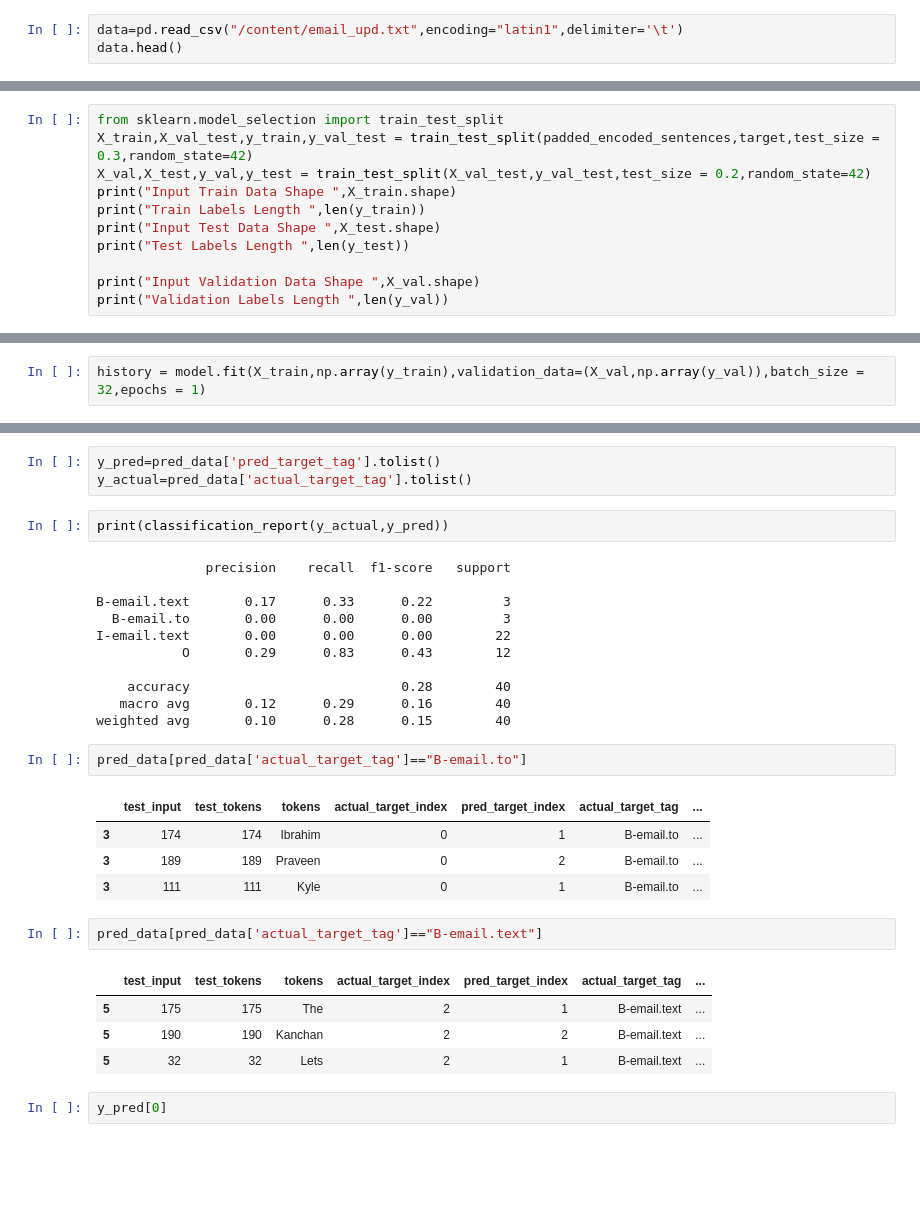
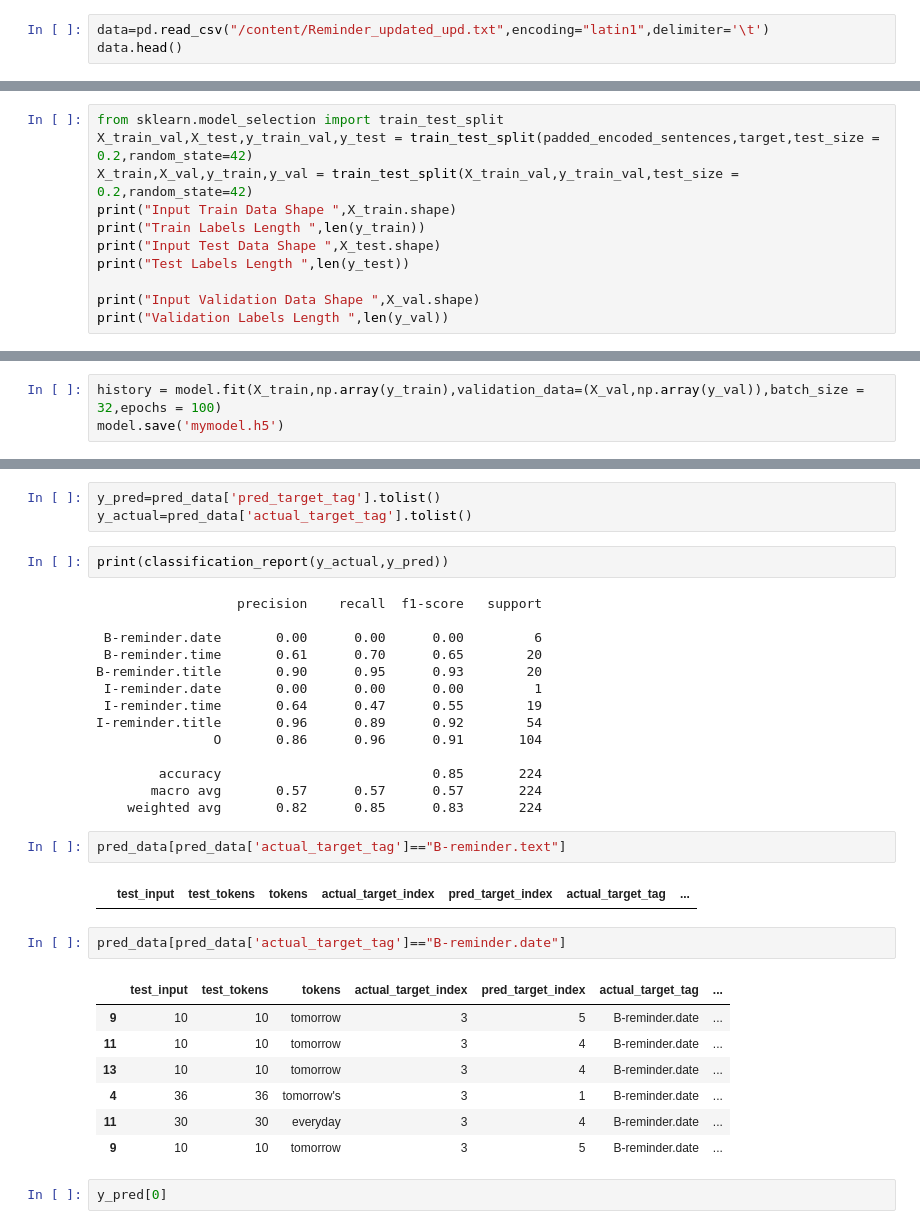
Before and after one commit to bvprasan/GLDN, a Jupyter notebook: OpenTitle.ipynb, the cells around one changed output, grey strips where cells are left out. Drawn from its saved outputs; the diff is of its cells as text; blank space fills up the shorter version.

```diff
--- a/OpenTitle.ipynb
+++ b/OpenTitle.ipynb
@@ -9,7 +9,7 @@ from sklearn.model_selection import train_test_split
 
 import tensorflow as tf
 # %%
-data=pd.read_csv("/content/email_upd.txt",encoding="latin1",delimiter='\t')
+data=pd.read_csv("/content/Reminder_updated_upd.txt",encoding="latin1",delimiter='\t')
 data.head()
 # %% [output]
 |  | Sentence | Tag |
@@ -222,7 +219,7 @@ array([[0., 1., 0., 0.],
 # %%
 from sklearn.model_selection import train_test_split
-X_train,X_val_test,y_train,y_val_test = train_test_split(padded_encoded_sentences,target,test_size = 0.3,random_state=42)
-X_val,X_test,y_val,y_test = train_test_split(X_val_test,y_val_test,test_size = 0.2,random_state=42)
+X_train_val,X_test,y_train_val,y_test = train_test_split(padded_encoded_sentences,target,test_size = 0.2,random_state=42)
+X_train,X_val,y_train,y_val = train_test_split(X_train_val,y_train_val,test_size = 0.2,random_state=42)
 print("Input Train Data Shape ",X_train.shape)
 print("Train Labels Length ",len(y_train))
 print("Input Test Data Shape ",X_test.shape)
@@ -298,5 +296,6 @@ _________________________________________________________________
 # %%
 model.compile(optimizer = 'adam',loss = 'categorical_crossentropy',metrics = ['accuracy'])
 # %%
-history = model.fit(X_train,np.array(y_train),validation_data=(X_val,np.array(y_val)),batch_size = 32,epochs = 1)
+history = model.fit(X_train,np.array(y_train),validation_data=(X_val,np.array(y_val)),batch_size = 32,epochs = 100)
+model.save('mymodel.h5')
 # %% [output]
@@ -340,30 +366,33 @@ y_actual=pred_data['actual_target_tag'].tolist()
 # %%
 print(classification_report(y_actual,y_pred))
 # %% [output]
-              precision    recall  f1-score   support
+                  precision    recall  f1-score   support
 
-B-email.text       0.17      0.33      0.22         3
-  B-email.to       0.00      0.00      0.00         3
-I-email.text       0.00      0.00      0.00        22
-           O       0.29      0.83      0.43        12
+ B-reminder.date       0.00      0.00      0.00         6
+ B-reminder.time       0.61      0.70      0.65        20
+B-reminder.title       0.90      0.95      0.93        20
+ I-reminder.date       0.00      0.00      0.00         1
+ I-reminder.time       0.64      0.47      0.55        19
+I-reminder.title       0.96      0.89      0.92        54
+               O       0.86      0.96      0.91       104
 
-    accuracy                           0.28        40
-   macro avg       0.12      0.29      0.16        40
-weighted avg       0.10      0.28      0.15        40
+        accuracy                           0.85       224
+       macro avg       0.57      0.57      0.57       224
+    weighted avg       0.82      0.85      0.83       224
 # %%
-pred_data[pred_data['actual_target_tag']=="B-email.to"]
+pred_data[pred_data['actual_target_tag']=="B-reminder.text"]
 # %% [output]
 |  | test_input | test_tokens | tokens | actual_target_index | pred_target_index | actual_target_tag | ... |
-| 3 | 174 | 174 | Ibrahim | 0 | 1 | B-email.to | ... |
-| 3 | 189 | 189 | Praveen | 0 | 2 | B-email.to | ... |
-| 3 | 111 | 111 | Kyle | 0 | 1 | B-email.to | ... |
 # %%
-pred_data[pred_data['actual_target_tag']=="B-email.text"]
+pred_data[pred_data['actual_target_tag']=="B-reminder.date"]
 # %% [output]
 |  | test_input | test_tokens | tokens | actual_target_index | pred_target_index | actual_target_tag | ... |
-| 5 | 175 | 175 | The | 2 | 1 | B-email.text | ... |
-| 5 | 190 | 190 | Kanchan | 2 | 2 | B-email.text | ... |
-| 5 | 32 | 32 | Lets | 2 | 1 | B-email.text | ... |
+| 9 | 10 | 10 | tomorrow | 3 | 5 | B-reminder.date | ... |
+| 11 | 10 | 10 | tomorrow | 3 | 4 | B-reminder.date | ... |
+| 13 | 10 | 10 | tomorrow | 3 | 4 | B-reminder.date | ... |
+| 4 | 36 | 36 | tomorrow's | 3 | 1 | B-reminder.date | ... |
+| 11 | 30 | 30 | everyday | 3 | 4 | B-reminder.date | ... |
+| 9 | 10 | 10 | tomorrow | 3 | 5 | B-reminder.date | ... |
 # %%
 y_pred[0]
 # %% [output]
```
Also changed, not shown: parts of 39 cells of this notebook.
